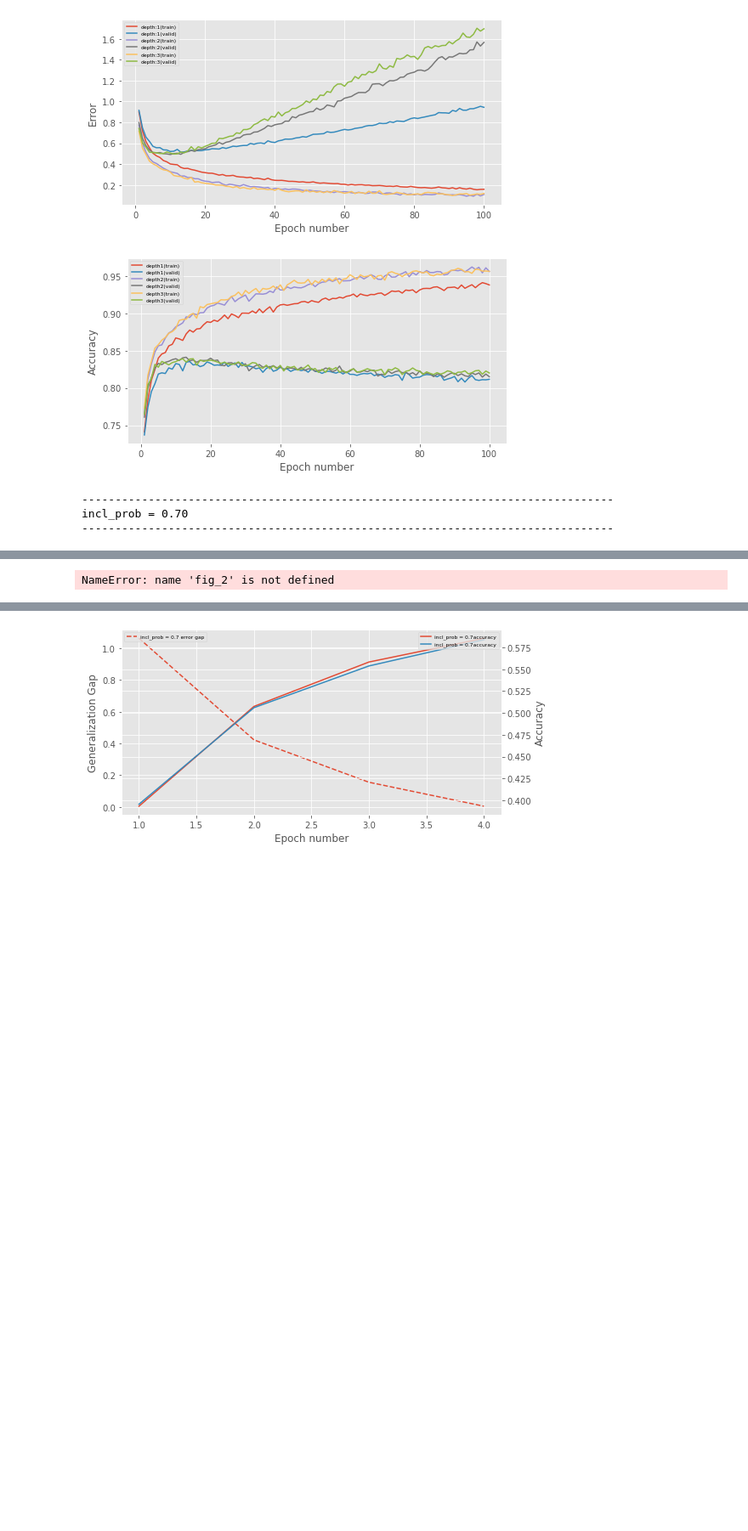
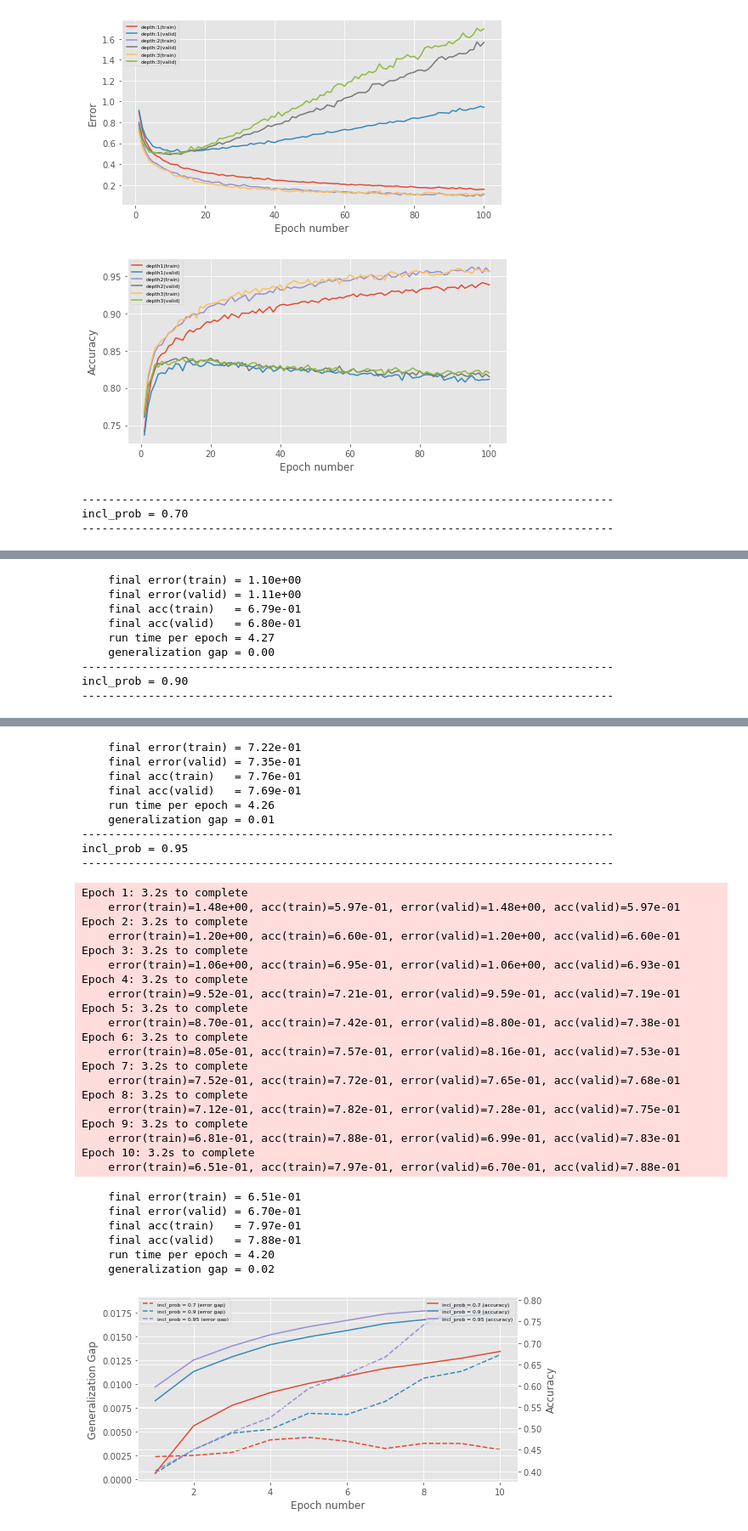
Before and after one commit to arsalansiddique1/mlpractical, a Jupyter notebook: notebooks/Coursework_1.ipynb, the cells around one changed output, grey strips where cells are left out. Shown: that part at 85% size. Drawn from its saved outputs; the diff is of its cells as text; code cells hidden in the pictures; blank space fills up the shorter version.

Commit message:
latest q2 figure 4b in progress

```diff
--- a/notebooks/Coursework_1.ipynb
+++ b/notebooks/Coursework_1.ipynb
@@ -441,7 +441,7 @@ def train_model_and_plot_stats_task2(
 
     ax_1.plot(np.arange(1, stats.shape[0]) * stats_interval,
                  abs(stats[1:, keys['error(valid)']]
-                - stats[-1, keys['error(train)']]), '--', label='incl_prob = ' + str(incl_prob) + ' error gap')
+                - stats[1:, keys['error(train)']]), '--', label='incl_prob = ' + str(incl_prob) + ' (error gap)')
     ax_1.legend(loc=2, prop={'size': 6})
     ax_1.set_xlabel('Epoch number')
     ax_1.set_ylabel('Generalization Gap')
@@ -449,7 +449,7 @@ def train_model_and_plot_stats_task2(
     # Plot the change in the validation and training set accuracy over training.
 
     ax_2.plot(np.arange(1, stats.shape[0]) * stats_interval,
-                  stats[-1, keys['acc(valid)']], '-', label='incl_prob = ' + str(incl_prob) + 'accuracy')
+                  stats[1:, keys['acc(valid)']], '-', label='incl_prob = ' + str(incl_prob) + ' (accuracy)')
     ax_2.legend(loc=1, prop={'size': 6})
     ax_2.set_xlabel('Epoch number')
     ax_2.set_ylabel('Accuracy')
@@ -467,7 +467,7 @@ from mlp.optimisers import Optimiser
 
 # Setup hyperparameters
 learning_rate = 0.0001
-num_epochs = 4
+num_epochs = 100
 stats_interval = 1
 input_dim, output_dim, hidden_dim= 784, 47, 128
 incl_probs = [0.7,0.9,0.95]
@@ -559 +571,9 @@ Epoch 4: 3.2s to complete
-NameError: name 'fig_2' is not defined
+    final error(train) = 1.10e+00
+    final error(valid) = 1.11e+00
+    final acc(train)   = 6.79e-01
+    final acc(valid)   = 6.80e-01
+    run time per epoch = 4.27
+    generalization gap = 0.00
+--------------------------------------------------------------------------------
+incl_prob = 0.90
+--------------------------------------------------------------------------------
@@ -560 +600,36 @@ NameError: name 'fig_2' is not defined
+    final error(train) = 7.22e-01
+    final error(valid) = 7.35e-01
+    final acc(train)   = 7.76e-01
+    final acc(valid)   = 7.69e-01
+    run time per epoch = 4.26
+    generalization gap = 0.01
+--------------------------------------------------------------------------------
+incl_prob = 0.95
+--------------------------------------------------------------------------------
+Epoch 1: 3.2s to complete
+    error(train)=1.48e+00, acc(train)=5.97e-01, error(valid)=1.48e+00, acc(valid)=5.97e-01
+Epoch 2: 3.2s to complete
+    error(train)=1.20e+00, acc(train)=6.60e-01, error(valid)=1.20e+00, acc(valid)=6.60e-01
+Epoch 3: 3.2s to complete
+    error(train)=1.06e+00, acc(train)=6.95e-01, error(valid)=1.06e+00, acc(valid)=6.93e-01
+Epoch 4: 3.2s to complete
+    error(train)=9.52e-01, acc(train)=7.21e-01, error(valid)=9.59e-01, acc(valid)=7.19e-01
+Epoch 5: 3.2s to complete
+    error(train)=8.70e-01, acc(train)=7.42e-01, error(valid)=8.80e-01, acc(valid)=7.38e-01
+Epoch 6: 3.2s to complete
+    error(train)=8.05e-01, acc(train)=7.57e-01, error(valid)=8.16e-01, acc(valid)=7.53e-01
+Epoch 7: 3.2s to complete
+    error(train)=7.52e-01, acc(train)=7.72e-01, error(valid)=7.65e-01, acc(valid)=7.68e-01
+Epoch 8: 3.2s to complete
+    error(train)=7.12e-01, acc(train)=7.82e-01, error(valid)=7.28e-01, acc(valid)=7.75e-01
+Epoch 9: 3.2s to complete
+    error(train)=6.81e-01, acc(train)=7.88e-01, error(valid)=6.99e-01, acc(valid)=7.83e-01
+Epoch 10: 3.2s to complete
+    error(train)=6.51e-01, acc(train)=7.97e-01, error(valid)=6.70e-01, acc(valid)=7.88e-01
+    final error(train) = 6.51e-01
+    final error(valid) = 6.70e-01
+    final acc(train)   = 7.97e-01
+    final acc(valid)   = 7.88e-01
+    run time per epoch = 4.20
+    generalization gap = 0.02
-[figure, old version]
+[figure, new version]
```
Also changed, not shown: parts of 1 cell of this notebook, 1 other file.
